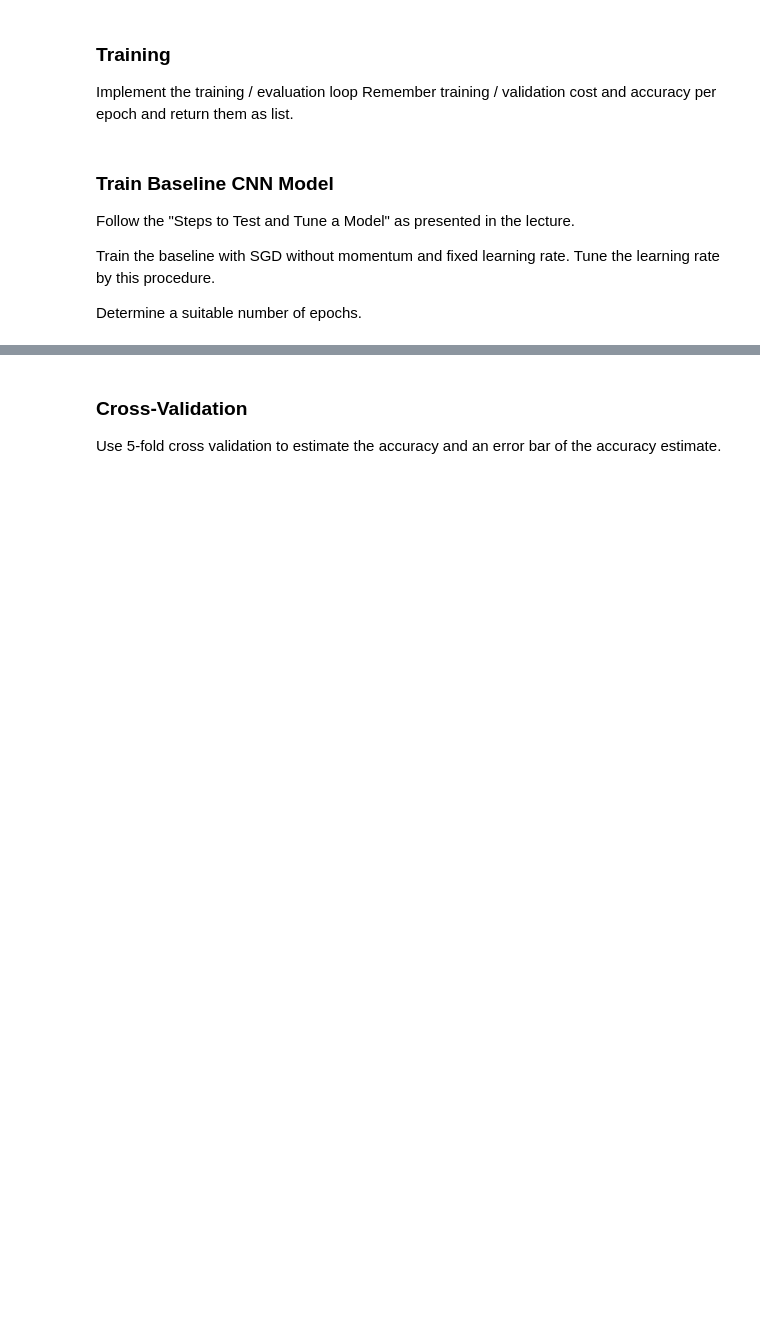
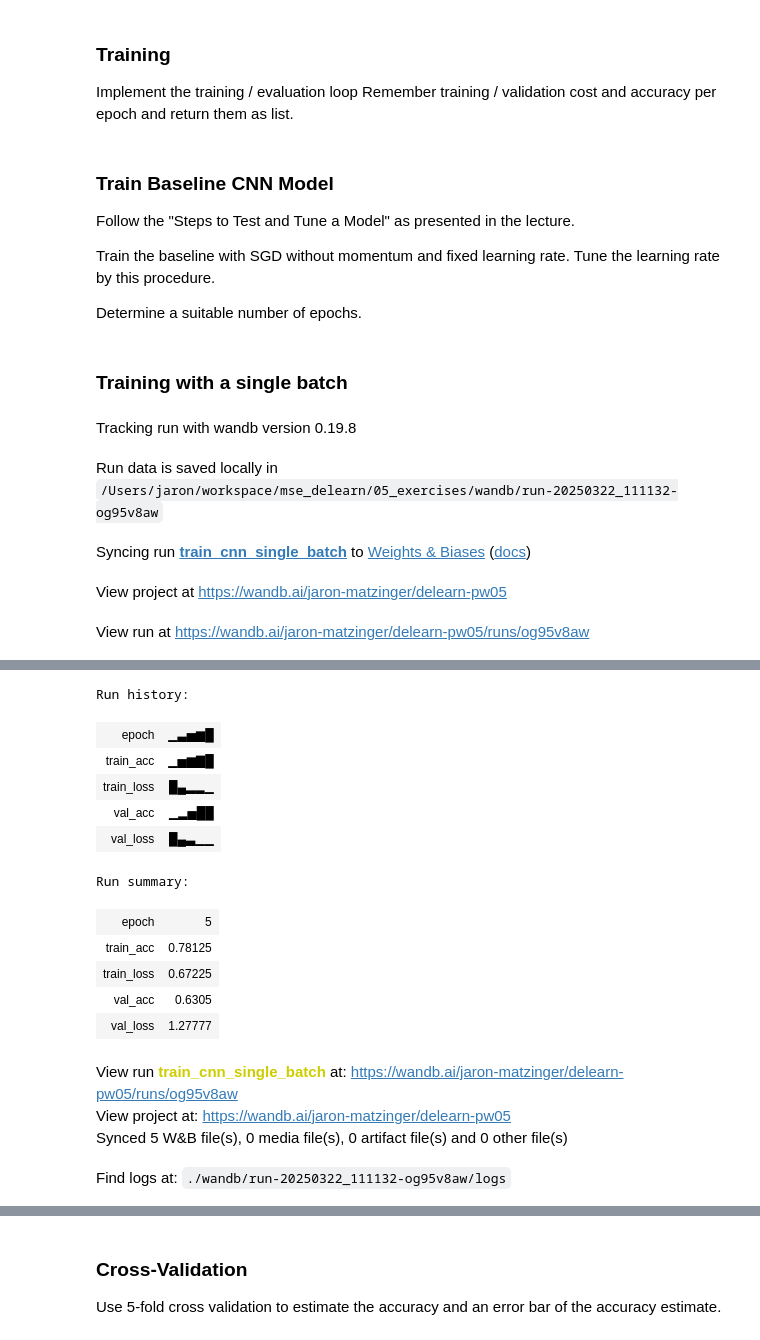
Before and after one commit to JaronMatzinger/mse_delearn, a Jupyter notebook: 05_exercises/PW05_optimisers_FashionMNIST_stud.ipynb, the cells around one changed output, grey strips where cells are left out. Saved outputs shown, nothing was run; the diff lists cells and outputs as text; code cells hidden in the pictures; blank space fills up the shorter version.

Commit message:
finished exercises week 5

```diff
--- a/05_exercises/PW05_optimisers_FashionMNIST_stud.ipynb
+++ b/05_exercises/PW05_optimisers_FashionMNIST_stud.ipynb
@@ -9,0 +11,3 @@ import matplotlib.pyplot as plt
+# %%
+device = torch.device('cuda' if torch.cuda.is_available() else 'mps' if torch.backends.mps.is_available() else 'cpu')
+print(f'Torch version: {torch.__version__}, Device: {device.type}')
@@ -29,12 +39,12 @@ def cnn_model():
     """
     ### YOUR CODE HERE
     model = nn.Sequential(
+        nn.Conv2d(1, 32, 3, padding='same'),
+        nn.MaxPool2d(2),
+        nn.Conv2d(32, 32, 3, padding='same'),
+        nn.MaxPool2d(2),
         nn.Flatten(),
-        nn.Linear(28*28, 250),
-        nn.Sigmoid(),
-        nn.Linear(250, 80),
-        nn.Sigmoid(),
-        nn.Linear(80, 10)
+        nn.Linear(32*7*7, 10)
     )
 
     ### YOUR CODE HERE
@@ -159,3 +188,31 @@ Follow the "Steps to Test and Tune a Model" as presented in the lecture.
 Train the baseline with SGD without momentum and fixed learning rate. Tune the learning rate by this procedure.
 
 Determine a suitable number of epochs.
+# %% [markdown]
+### Training with a single batch
+# %%
+config = {
+'n_epochs': 5,
+'batch_size': 64,
+'model_name': 'CNN',
+'optimizer': 'SGD',
+'learning_rate': 0.01
+}
+run = wandb.init(entity='jaron-matzinger', project='delearn-pw05', config=config, name=f'train_cnn_single_batch')
+
+X_train, y_train = next(iter(DataLoader(training_data, batch_size=64, shuffle=True)))
+train_dataset = TensorDataset(X_train, y_train)
+train_loader = DataLoader(train_dataset, batch_size=1, shuffle=False)
+val_loader = DataLoader(validation_data, batch_size=config['batch_size'], shuffle=False)
+
+model = cnn_model().to(device)
+optimizer = torch.optim.SGD(model.parameters(),lr=config['learning_rate'])
+
+train_loss, val_loss, train_acc, val_acc = train_eval(model, optimizer, config['n_epochs'], train_loader, val_loader, run)
+run.finish()
+# %% [output]
+Tracking run with wandb version 0.19.8
+Run data is saved locally in /Users/jaron/workspace/mse_delearn/05_exercises/wandb/run-20250322_111132-og95v8aw
+Syncing run train_cnn_single_batch to Weights & Biases (docs)
+View project at https://wandb.ai/jaron-matzinger/delearn-pw05
+View run at https://wandb.ai/jaron-matzinger/delearn-pw05/runs/og95v8aw
@@ -161,0 +225,16 @@ Determine a suitable number of epochs.
+Run history:
+| epoch | ▁▃▅▆█ |
+| train_acc | ▁▅▆▇█ |
+| train_loss | █▄▂▂▁ |
+| val_acc | ▁▂▅██ |
+| val_loss | █▄▃▁▁ |
+Run summary:
+| epoch | 5 |
+| train_acc | 0.78125 |
+| train_loss | 0.67225 |
+| val_acc | 0.6305 |
+| val_loss | 1.27777 |
+View run train_cnn_single_batch at: https://wandb.ai/jaron-matzinger/delearn-pw05/runs/og95v8aw
+View project at: https://wandb.ai/jaron-matzinger/delearn-pw05
+Synced 5 W&B file(s), 0 media file(s), 0 artifact file(s) and 0 other file(s)
+Find logs at: ./wandb/run-20250322_111132-og95v8aw/logs
```
Also changed, not shown: parts of 19 cells of this notebook, 1 other file.
